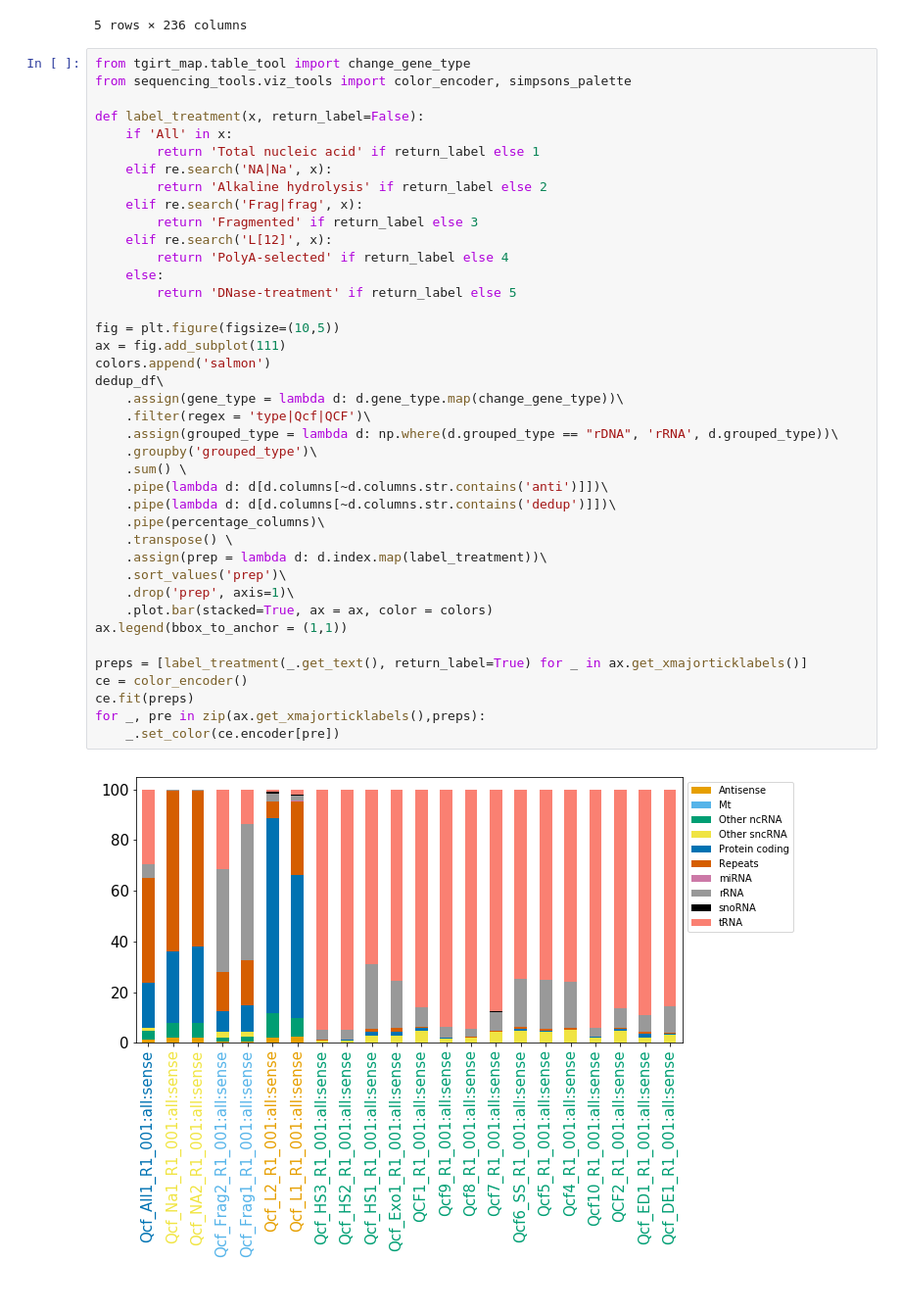
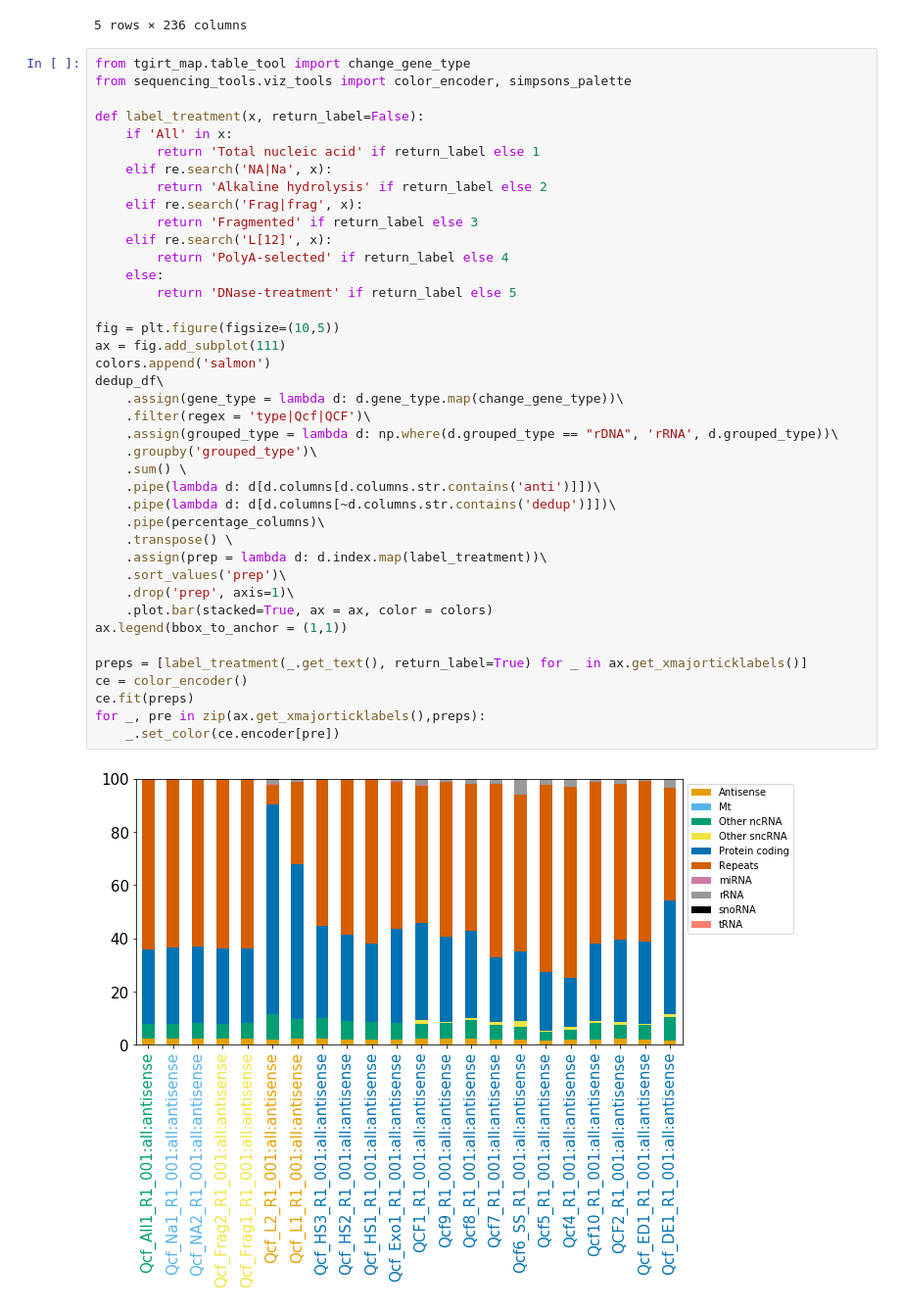
Before and after one commit to wckdouglas/cfNA, a Jupyter notebook: plots/count_explorer.ipynb, the cells around one changed output. Shown at 98% size. Drawn from its saved outputs; the diff is of its cells as text.

```diff
--- a/plots/count_explorer.ipynb
+++ b/plots/count_explorer.ipynb
@@ -564,32 +583,32 @@ def label_treatment(x, return_label=False):
         return 'Fragmented' if return_label else 3
     elif re.search('L[12]', x):
         return 'PolyA-selected' if return_label else 4
     else:
         return 'DNase-treatment' if return_label else 5
 
 fig = plt.figure(figsize=(10,5))
 ax = fig.add_subplot(111)
 colors.append('salmon')
 dedup_df\
     .assign(gene_type = lambda d: d.gene_type.map(change_gene_type))\
     .filter(regex = 'type|Qcf|QCF')\
     .assign(grouped_type = lambda d: np.where(d.grouped_type == "rDNA", 'rRNA', d.grouped_type))\
     .groupby('grouped_type')\
     .sum() \
-    .pipe(lambda d: d[d.columns[~d.columns.str.contains('anti')]])\
+    .pipe(lambda d: d[d.columns[d.columns.str.contains('anti')]])\
     .pipe(lambda d: d[d.columns[~d.columns.str.contains('dedup')]])\
     .pipe(percentage_columns)\
     .transpose() \
     .assign(prep = lambda d: d.index.map(label_treatment))\
     .sort_values('prep')\
     .drop('prep', axis=1)\
     .plot.bar(stacked=True, ax = ax, color = colors)
 ax.legend(bbox_to_anchor = (1,1))
 
 preps = [label_treatment(_.get_text(), return_label=True) for _ in ax.get_xmajorticklabels()]
 ce = color_encoder()
 ce.fit(preps)
 for _, pre in zip(ax.get_xmajorticklabels(),preps):
     _.set_color(ce.encoder[pre])
 # %% [output]
-[figure, old version]
+[figure, new version]
```
Also changed, not shown: parts of 36 cells of this notebook, 8 other files.
